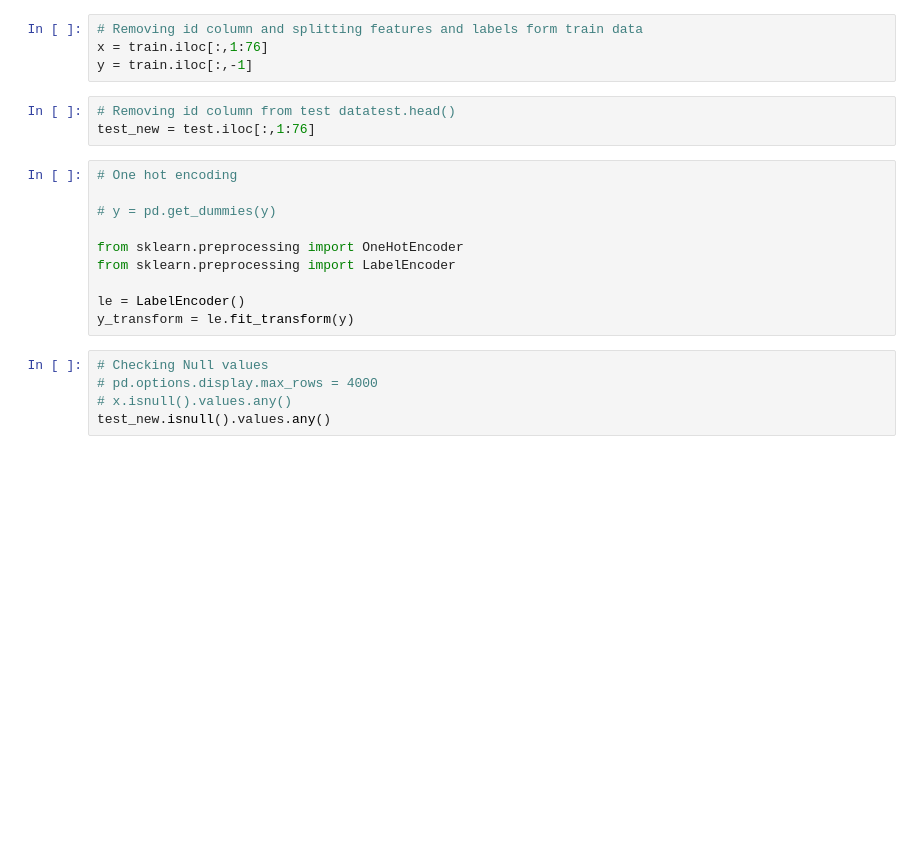
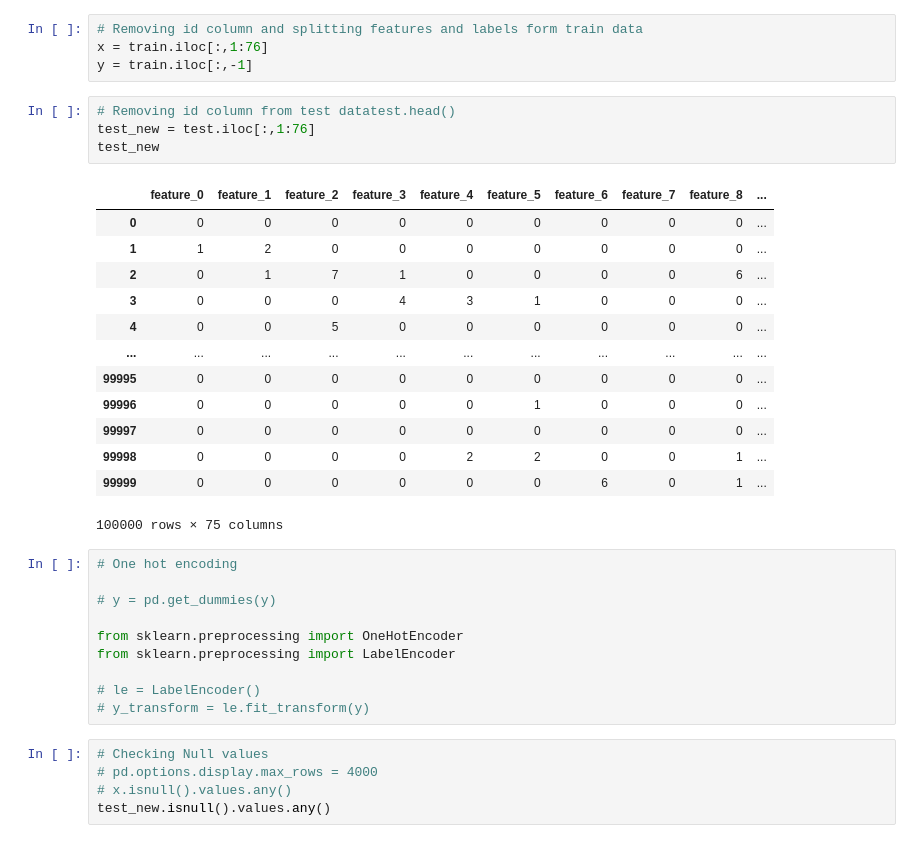
Before and after one commit to Animeshrockn/Kaggle_Playground_June21, a Jupyter notebook: Kaggle_playground_jun21.ipynb, the cells around one changed output. Cells and saved outputs as stored; diff of their text form; blank space fills up the shorter version.

```diff
--- a/Kaggle_playground_jun21.ipynb
+++ b/Kaggle_playground_jun21.ipynb
@@ -21,6 +46,21 @@ y = train.iloc[:,-1]
 # %%
 # Removing id column from test datatest.head()
 test_new = test.iloc[:,1:76]
+test_new
+# %% [output]
+|  | feature_0 | feature_1 | feature_2 | feature_3 | feature_4 | feature_5 | feature_6 | feature_7 | feature_8 | ... |
+| 0 | 0 | 0 | 0 | 0 | 0 | 0 | 0 | 0 | 0 | ... |
+| 1 | 1 | 2 | 0 | 0 | 0 | 0 | 0 | 0 | 0 | ... |
+| 2 | 0 | 1 | 7 | 1 | 0 | 0 | 0 | 0 | 6 | ... |
+| 3 | 0 | 0 | 0 | 4 | 3 | 1 | 0 | 0 | 0 | ... |
+| 4 | 0 | 0 | 5 | 0 | 0 | 0 | 0 | 0 | 0 | ... |
+| ... | ... | ... | ... | ... | ... | ... | ... | ... | ... | ... |
+| 99995 | 0 | 0 | 0 | 0 | 0 | 0 | 0 | 0 | 0 | ... |
+| 99996 | 0 | 0 | 0 | 0 | 0 | 1 | 0 | 0 | 0 | ... |
+| 99997 | 0 | 0 | 0 | 0 | 0 | 0 | 0 | 0 | 0 | ... |
+| 99998 | 0 | 0 | 0 | 0 | 2 | 2 | 0 | 0 | 1 | ... |
+| 99999 | 0 | 0 | 0 | 0 | 0 | 0 | 6 | 0 | 1 | ... |
+100000 rows × 75 columns
 # %%
 # One hot encoding
 
@@ -29,8 +69,8 @@ test_new = test.iloc[:,1:76]
 from sklearn.preprocessing import OneHotEncoder
 from sklearn.preprocessing import LabelEncoder
 
-le = LabelEncoder()
-y_transform = le.fit_transform(y)
+# le = LabelEncoder()
+# y_transform = le.fit_transform(y)
 # %%
 # Checking Null values
 # pd.options.display.max_rows = 4000
```
Also changed, not shown: parts of 21 cells of this notebook, 1 other file.
